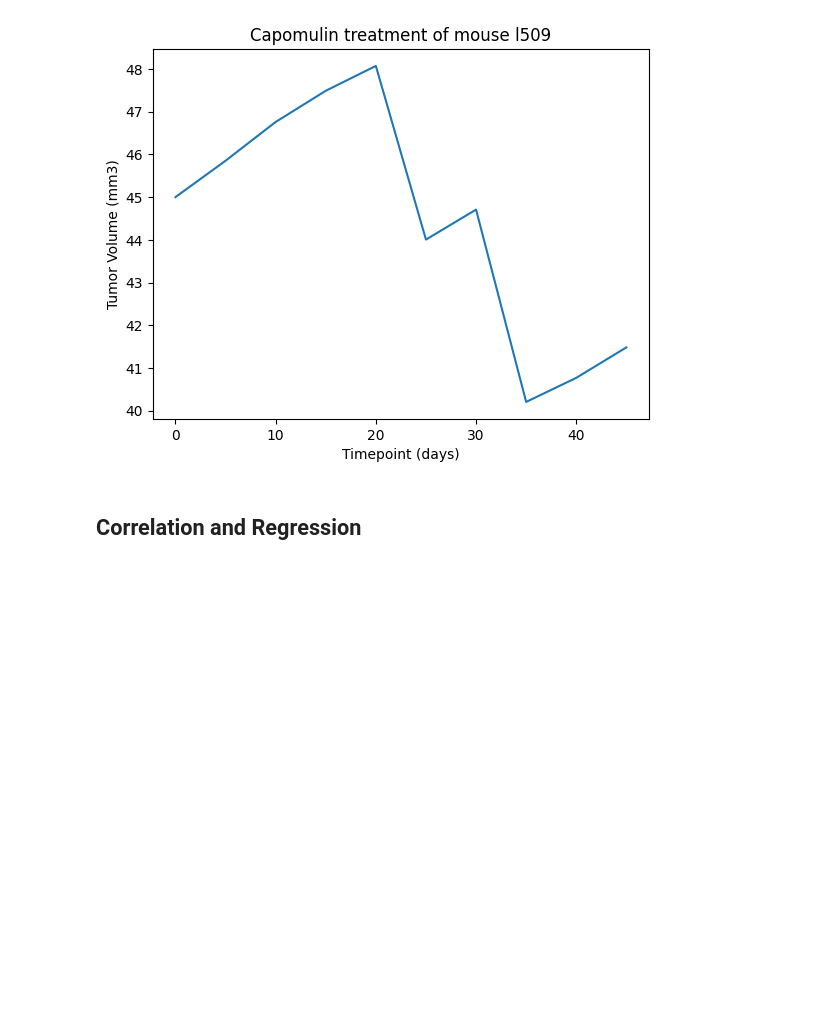
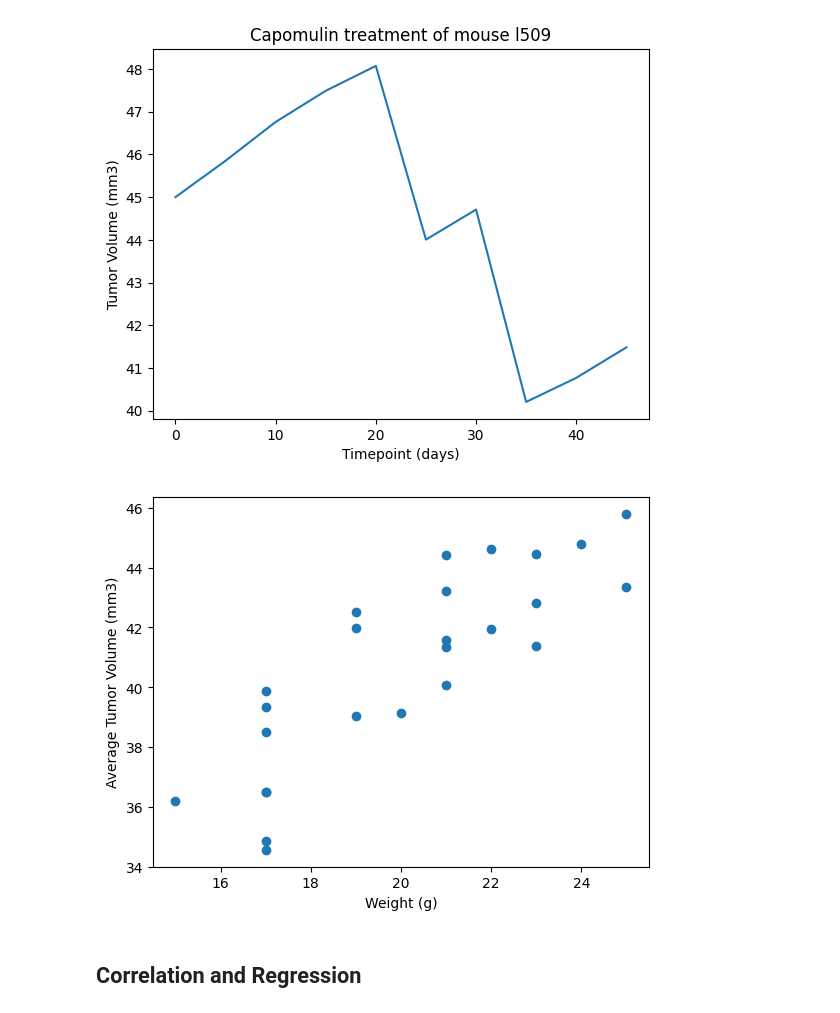
Before and after one commit to wemlaztdj/plot-challenge, a Jupyter notebook: pymaceuticals.ipynb, the cells around one changed output. Cells and saved outputs as stored; diff of their text form; code cells hidden in the pictures; blank space fills up the shorter version.

```diff
--- a/pymaceuticals_starter.ipynb
+++ b/pymaceuticals.ipynb
@@ -259,5 +260,15 @@ plt.show()
 [figure]
 # %%
 # Generate a scatter plot of mouse weight vs. the average observed tumor volume for the entire Capomulin regimen
+weight = Capomulin.groupby('Mouse ID')['Weight (g)'].first()
+averageTumor = Capomulin.groupby('Mouse ID')['Tumor Volume (mm3)'].mean()
+
+
+plt.scatter(weight,averageTumor)
+plt.xlabel('Weight (g)')
+plt.ylabel('Average Tumor Volume (mm3)')
+plt.show()
+# %% [output]
+[figure, added]
 # %% [markdown]
 ## Correlation and Regression
```
Also changed, not shown: parts of 3 cells of this notebook.
